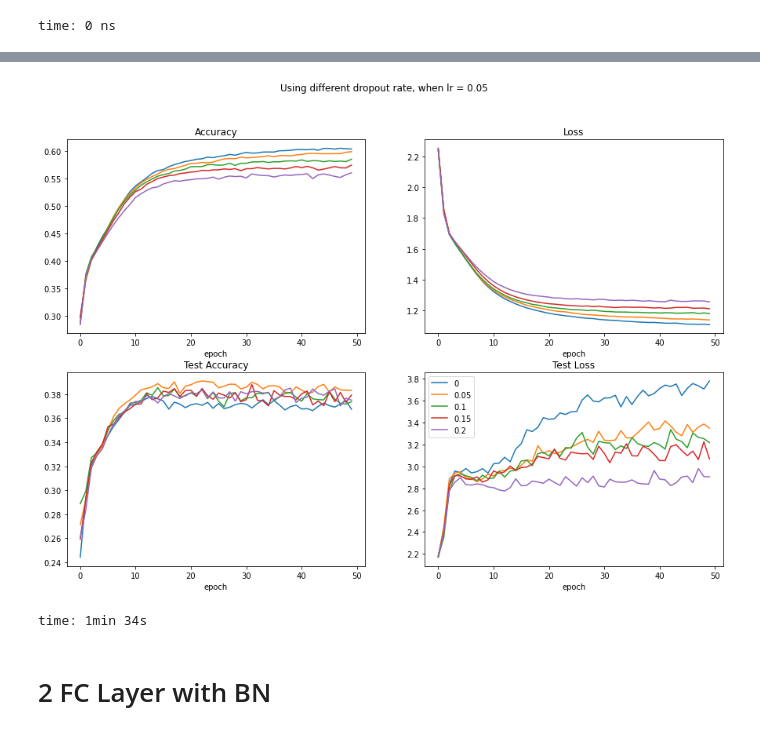
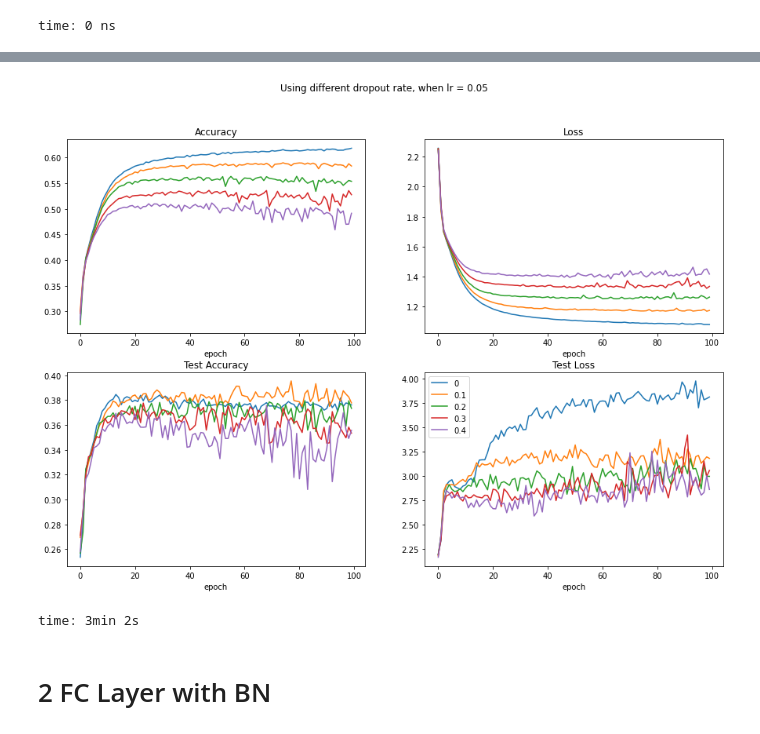
Before and after one commit to jhnliu/comp5349, a Jupyter notebook: final_experiment.ipynb, the cells around one changed output, grey strips where cells are left out. Saved outputs shown, nothing was run; the diff lists cells and outputs as text; code cells hidden in the pictures.

Commit message:
Update on 23Apr
Updated learning rate for every experiments as discussed

```diff
--- a/final_experiment.ipynb
+++ b/final_experiment.ipynb
@@ -858,9 +857,8 @@ def experiment(epochs, batch_size, learning_rate, dropout_rate, all_acc, all_los
 time: 0 ns
 # %%
 #Set some of the paramaters for the training process
-epochs = 50
+epochs = 100
 batch_size = 128
-# learning_rate = [0.05,0.01,0.005,0.001]
 learning_rate = [0.05,0.01,0.005,0.001]
 dropout_rate = 0
 
@@ -1051,8 +1049,8 @@ time: 16 ms
 # %%
 #Set some of the paramaters for the training process
-epochs = 50
+epochs = 100
 batch_size = 128
-learning_rate = [0.05,0.01,0.005,0.001]
+learning_rate = [ 0.05, 0.01,0.005,0.001]
 dropout_rate = 0
 
 all_acc = []
@@ -1092,7 +1090,7 @@ plt.legend()
 plt.show()
 
 
-test_name = ['2f_lr_01', '2f_lr_005', '2f_lr_001', '2f_lr_0005']
+test_name = ['2f_lr_005', '2f_lr_001', '2f_lr_0005', '2f_lr_0001']
 
 acc_train_df, loss_train_df, all_test_acc, all_test_loss = save_info_df(test_names=test_name, new=True)
 # %% [output]
@@ -1259,9 +1258,9 @@ def experiment(epochs, batch_size, learning_rate, dropout_rate, all_acc, all_los
 time: 0 ns
 # %%
 #Set some of the paramaters for the training process
-epochs = 50
+epochs = 100
 batch_size = 128
-learning_rate = [0.1, 0.05, 0.01, 0.005]
+learning_rate = [0.05,0.01,0.005,0.001]
 dropout_rate = 0
 
 all_acc = []
@@ -1301,7 +1300,7 @@ plt.legend()
 plt.show()
 
 
-test_name = ['3f_lr_01', '3f_lr_005', '3f_lr_001', '3f_lr_0005']
+test_name = ['3f_lr_005', '3f_lr_001', '3f_lr_0005', '3f_lr_0001']
 
 acc_train_df, loss_train_df, all_test_acc, all_test_loss = save_info_df(test_names=test_name, new=True)
 # %% [output]
@@ -1450,10 +1450,11 @@ def experiment(epochs, batch_size, learning_rate, dropout_rate, all_acc, all_los
 time: 0 ns
 # %%
 #Set some of the paramaters for the training process
-epochs = 50
+epochs = 100
 batch_size = 128
 learning_rate = 0.01
-dropout_rate = [0,0.05,0.1,0.15,0.2]
+dropout_rate = [0,0.1,0.2,0.3,0.4]
+
 
 all_acc = []
 all_loss = []
@@ -1518,9 +1519,9 @@ time: 1min 32s
 # %%
 #Set some of the paramaters for the training process
-epochs = 50
+epochs = 100
 batch_size = 128
 learning_rate = 0.05
-dropout_rate = [0,0.05,0.1,0.15,0.2]
+dropout_rate = [0,0.1,0.2,0.3,0.4]
 
 all_acc = []
 all_loss = []
@@ -1583,4 +1584,4 @@ Done Training
-[figure, old version]
+[figure, new version]
-time: 1min 34s
+time: 3min 2s
 # %% [markdown]
 # 2 FC Layer with BN
```
Also changed, not shown: parts of 56 cells of this notebook, 1 other file.
